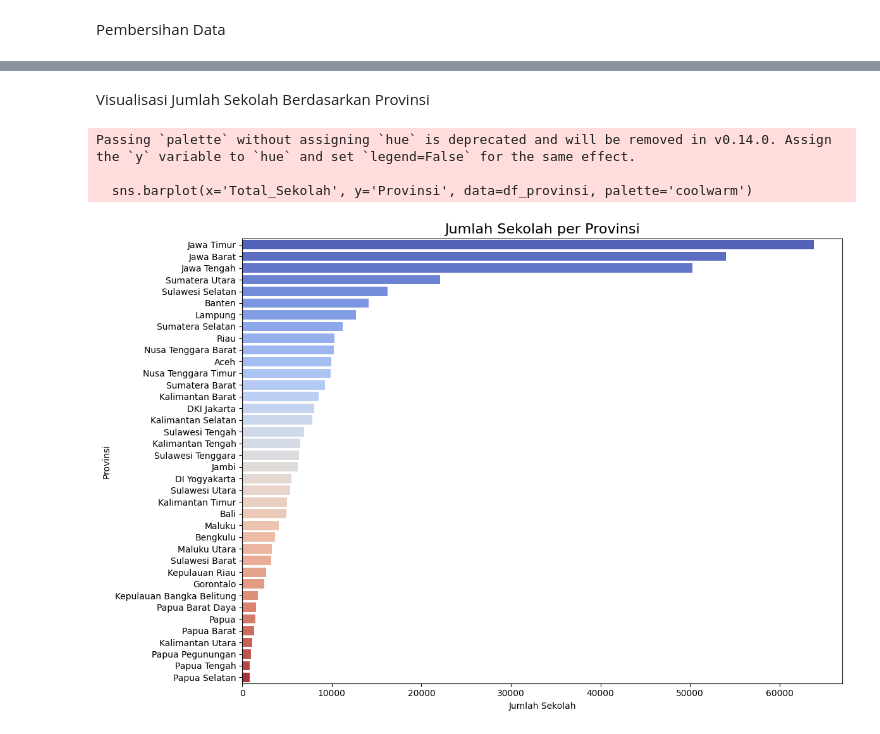
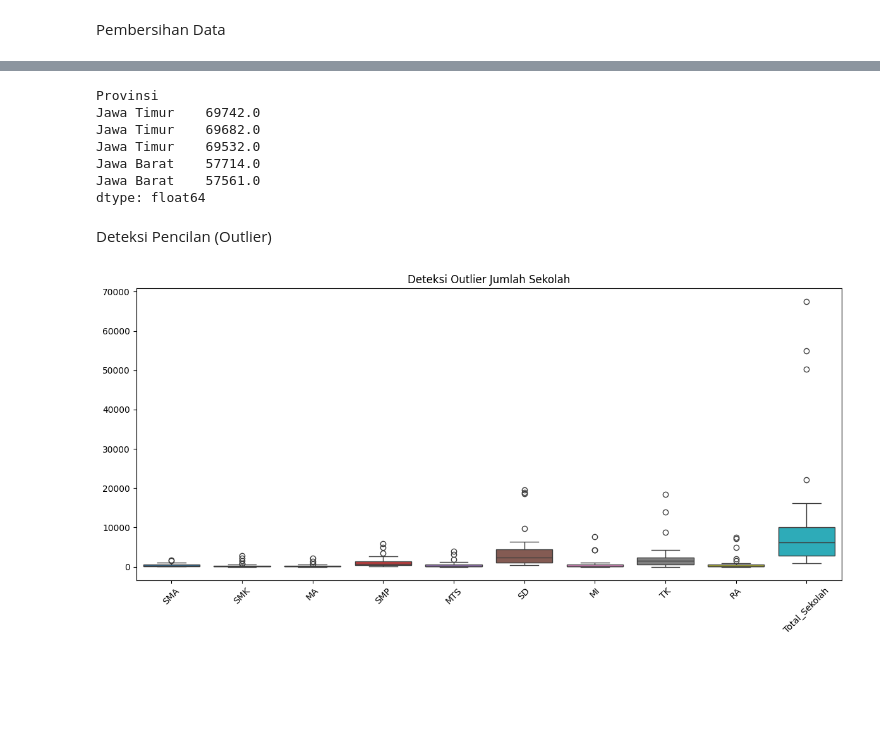
Before and after one commit to Uulaja/DataScience, a Jupyter notebook: DataScience.ipynb, the cells around one changed output, grey strips where cells are left out. Drawn from its saved outputs; the diff is of its cells as text; code cells hidden in the pictures; blank space fills up the shorter version.

```diff
--- a/DataScience.ipynb
+++ b/DataScience.ipynb
@@ -87,18 +65,25 @@ plt.show()
+# %%
+# Pivot data total sekolah per provinsi
+pivot = df.set_index("Provinsi")
+pivot.sum(axis=1).sort_values(ascending=False).head()
+# %% [output]
+Provinsi
+Jawa Timur    69742.0
+Jawa Timur    69682.0
+Jawa Timur    69532.0
+Jawa Barat    57714.0
+Jawa Barat    57561.0
+dtype: float64
 # %% [markdown]
-Visualisasi Jumlah Sekolah Berdasarkan Provinsi
+Deteksi Pencilan (Outlier)
 # %%
-# Pastikan nama kolom sesuai dengan yang ada di DataFrame
-df_provinsi = df[['Provinsi', 'Total_Sekolah', 'Cluster']].sort_values(by='Total_Sekolah', ascending=False)
-
-plt.figure(figsize=(12, 8))
-sns.barplot(x='Total_Sekolah', y='Provinsi', data=df_provinsi, palette='coolwarm')
-plt.title('Jumlah Sekolah per Provinsi', fontsize=16)
-plt.xlabel('Jumlah Sekolah')
-plt.ylabel('Provinsi')
+# Visualisasi Boxplot
+import seaborn as sns
+plt.figure(figsize=(12, 6))
+sns.boxplot(data=df_numeric)
+plt.xticks(rotation=45)
+plt.title("Deteksi Outlier Jumlah Sekolah")
 plt.tight_layout()
 plt.show()
 # %% [output]
-Passing `palette` without assigning `hue` is deprecated and will be removed in v0.14.0. Assign the `y` variable to `hue` and set `legend=False` for the same effect.
-
-  sns.barplot(x='Total_Sekolah', y='Provinsi', data=df_provinsi, palette='coolwarm')
-[figure, old version]
+[figure, new version]
```
Also changed, not shown: parts of 17 cells of this notebook, 24 other files.
